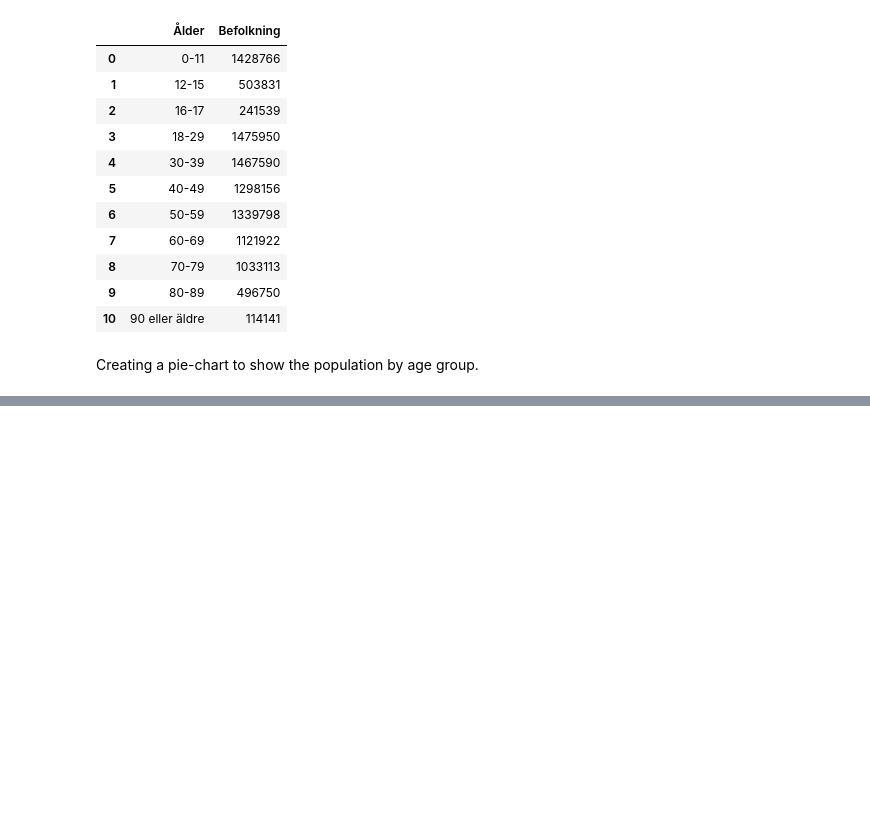
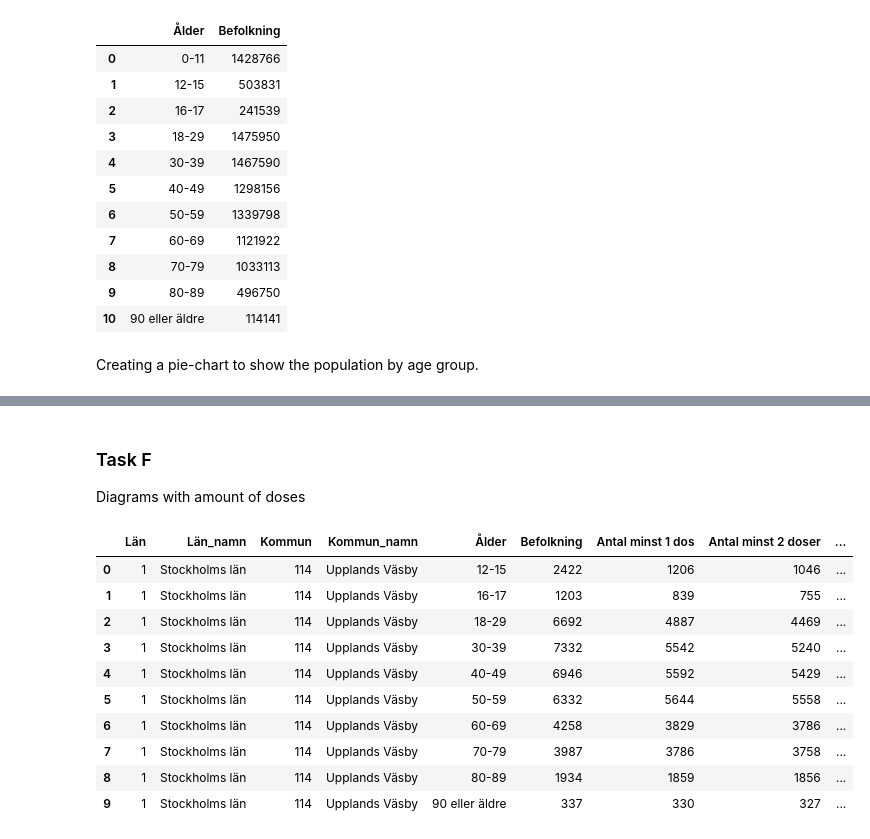
Before and after one commit to Janandersov/Databehandling-Jan-Anders-Overgard, a Jupyter notebook: Labs/Lab 1/Task 2.ipynb, the cells around one changed output, grey strips where cells are left out. Drawn from its saved outputs; the diff is of its cells as text; code cells hidden in the pictures; blank space fills up the shorter version.

Commit message:
Task 2F added.

```diff
--- a/Labs/Lab 1/Task 2.ipynb
+++ b/Labs/Lab 1/Task 2.ipynb
@@ -202,3 +202,20 @@ age_group_population_chart.show()
 age_group_population_chart.write_html("./Visualisations/Task_2_plotly_swedish_population_by_age_group.html")
 # %% [output]
 [interactive output not drawn]
+# %% [markdown]
+### Task F
+Diagrams with amount of doses
+# %%
+df_vaccine_data.head(10)
+# %% [output]
+|  | Län | Län_namn | Kommun | Kommun_namn | Ålder | Befolkning | Antal minst 1 dos | Antal minst 2 doser | ... |
+| 0 | 1 | Stockholms län | 114 | Upplands Väsby | 12-15 | 2422 | 1206 | 1046 | ... |
+| 1 | 1 | Stockholms län | 114 | Upplands Väsby | 16-17 | 1203 | 839 | 755 | ... |
+| 2 | 1 | Stockholms län | 114 | Upplands Väsby | 18-29 | 6692 | 4887 | 4469 | ... |
+| 3 | 1 | Stockholms län | 114 | Upplands Väsby | 30-39 | 7332 | 5542 | 5240 | ... |
+| 4 | 1 | Stockholms län | 114 | Upplands Väsby | 40-49 | 6946 | 5592 | 5429 | ... |
+| 5 | 1 | Stockholms län | 114 | Upplands Väsby | 50-59 | 6332 | 5644 | 5558 | ... |
+| 6 | 1 | Stockholms län | 114 | Upplands Väsby | 60-69 | 4258 | 3829 | 3786 | ... |
+| 7 | 1 | Stockholms län | 114 | Upplands Väsby | 70-79 | 3987 | 3786 | 3758 | ... |
+| 8 | 1 | Stockholms län | 114 | Upplands Väsby | 80-89 | 1934 | 1859 | 1856 | ... |
+| 9 | 1 | Stockholms län | 114 | Upplands Väsby | 90 eller äldre | 337 | 330 | 327 | ... |
```
Also changed, not shown: parts of 6 cells of this notebook, 1 other file.
